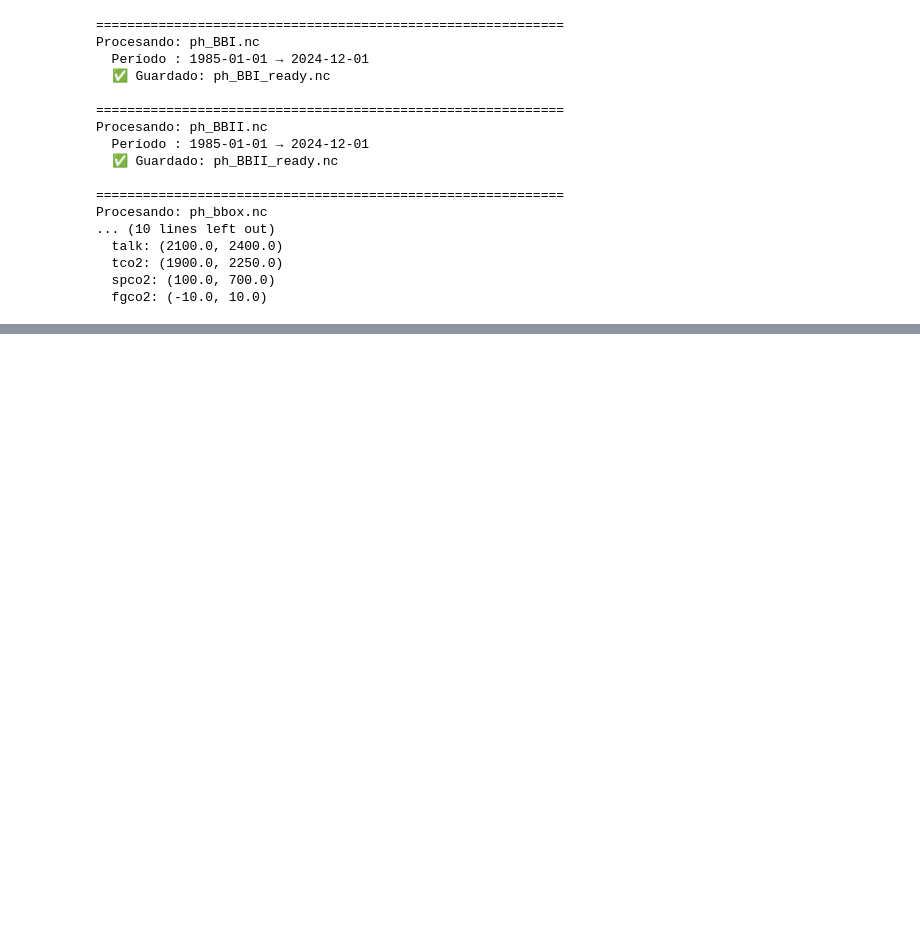
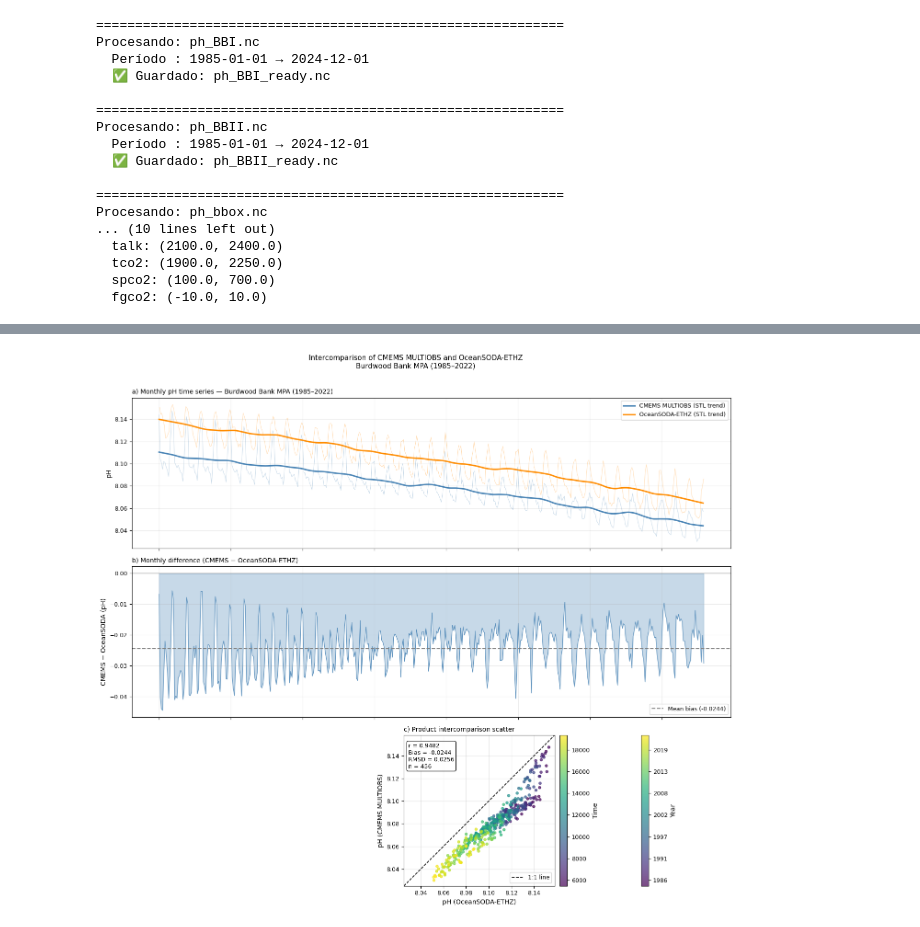
Before and after one commit to gimoran/BB_stress_paper, a Jupyter notebook: notebooks/01c_preprocess_data.ipynb, the cells around one changed output, grey strips where cells are left out. Cells and saved outputs as stored; diff of their text form; code cells hidden in the pictures; blank space fills up the shorter version.

Commit message:
Ultimas figuras

```diff
--- a/notebooks/01c_preprocess_data.ipynb
+++ b/notebooks/01c_preprocess_data.ipynb
@@ -233,0 +630,91 @@ Procesando: ph_bbox.nc
+# %%
+# =============================================================================
+# CELDA 2 — Figura: 3 paneles
+# =============================================================================
+
+fig, axes = plt.subplots(3, 1, figsize=(14, 12))
+
+times_cmems = df_cmems_ov["time"].values
+times_soda  = df_soda_ov["time"].values
+
+# --- Panel a: series mensuales + tendencias STL ---
+ax = axes[0]
+ax.plot(times_cmems, df_cmems_ov["pH"].values,
+        color="steelblue", alpha=0.3, lw=0.7)
+ax.plot(idx_cmems, trend_cmems,
+        color="steelblue", lw=2.2, label="CMEMS MULTIOBS (STL trend)")
+
+ax.plot(times_soda, df_soda_ov["pH"].values,
+        color="darkorange", alpha=0.3, lw=0.7)
+ax.plot(idx_soda, trend_soda,
+        color="darkorange", lw=2.2, label="OceanSODA-ETHZ (STL trend)")
+
+ax.set_ylabel("pH", fontsize=10)
+ax.set_title("a) Monthly pH time series — Burdwood Bank MPA (1985–2022)",
+             fontsize=10, loc="left")
+ax.legend(fontsize=9)
+ax.grid(alpha=0.25)
+ax.set_xticklabels([])
+
+# --- Panel b: diferencia mensual CMEMS - OceanSODA ---
+ax = axes[1]
+
+ax.plot(df_merged["time_m"], df_merged["diff"],
+        color="steelblue", lw=0.8, alpha=0.8)
+ax.fill_between(df_merged["time_m"], df_merged["diff"], 0,
+                alpha=0.3, color="steelblue")
+
+ax.axhline(0,    color="black", lw=0.8)
+ax.axhline(bias, color="gray",  lw=1.5, linestyle="--",
+           label=f"Mean bias ({bias:+.4f})")
+ax.set_ylabel("CMEMS − OceanSODA (pH)", fontsize=10)
+ax.set_title("b) Monthly difference (CMEMS − OceanSODA-ETHZ)",
+             fontsize=10, loc="left")
+ax.legend(fontsize=9)
+ax.grid(alpha=0.25)
+ax.set_xticklabels([])
+
+# --- Panel c: scatter ---
+ax = axes[2]
+
+sc = ax.scatter(df_merged["pH_soda"], df_merged["pH_cmems"],
+                c=mdates.date2num(pd.to_datetime(df_merged["time_m"])),
+                cmap="viridis", s=15, alpha=0.7, zorder=3)
+cbar = plt.colorbar(sc, ax=ax, label="Year", pad=0.01)
+cbar.ax.yaxis.set_major_formatter(
+    plt.FuncFormatter(lambda x, _: str(mdates.num2date(x).year))
+)
+
+# Línea 1:1
+lim = [min(df_merged["pH_soda"].min(), df_merged["pH_cmems"].min()) - 0.005,
+       max(df_merged["pH_soda"].max(), df_merged["pH_cmems"].max()) + 0.005]
+ax.plot(lim, lim, color="black", lw=1.2, linestyle="--", label="1:1 line")
+
+ax.text(0.03, 0.95,
+        f"r = {r:.4f}\nBias = {bias:+.4f}\nRMSD = {rmsd:.4f}\nn = {len(df_merged)}",
+        transform=ax.transAxes, fontsize=9, va="top",
+        bbox=dict(boxstyle="round,pad=0.3", fc="white", alpha=0.9))
+
+plt.colorbar(sc, ax=ax, label="Time", pad=0.01)
+ax.set_xlabel("pH (OceanSODA-ETHZ)", fontsize=10)
+ax.set_ylabel("pH (CMEMS MULTIOBS)", fontsize=10)
+ax.set_title("c) Product intercomparison scatter",
+             fontsize=10, loc="left")
+ax.legend(fontsize=9)
+ax.grid(alpha=0.25)
+ax.set_xlim(lim); ax.set_ylim(lim)
+ax.set_aspect("equal")
+
+plt.suptitle(
+    "Intercomparison of CMEMS MULTIOBS and OceanSODA-ETHZ\n"
+    "Burdwood Bank MPA (1985–2022)",
+    fontsize=11, y=1.01
+)
+
+plt.tight_layout()
+plt.savefig(os.path.join(FIGURES_DIR, "FigS_OceanSODA_comparison.png"),
+            dpi=300, bbox_inches="tight")
+plt.show()
+print("✅ FigS_OceanSODA_comparison.png guardada")
+# %% [output]
+[figure, added]
```
Also changed, not shown: parts of 18 cells of this notebook, 1 other file.
